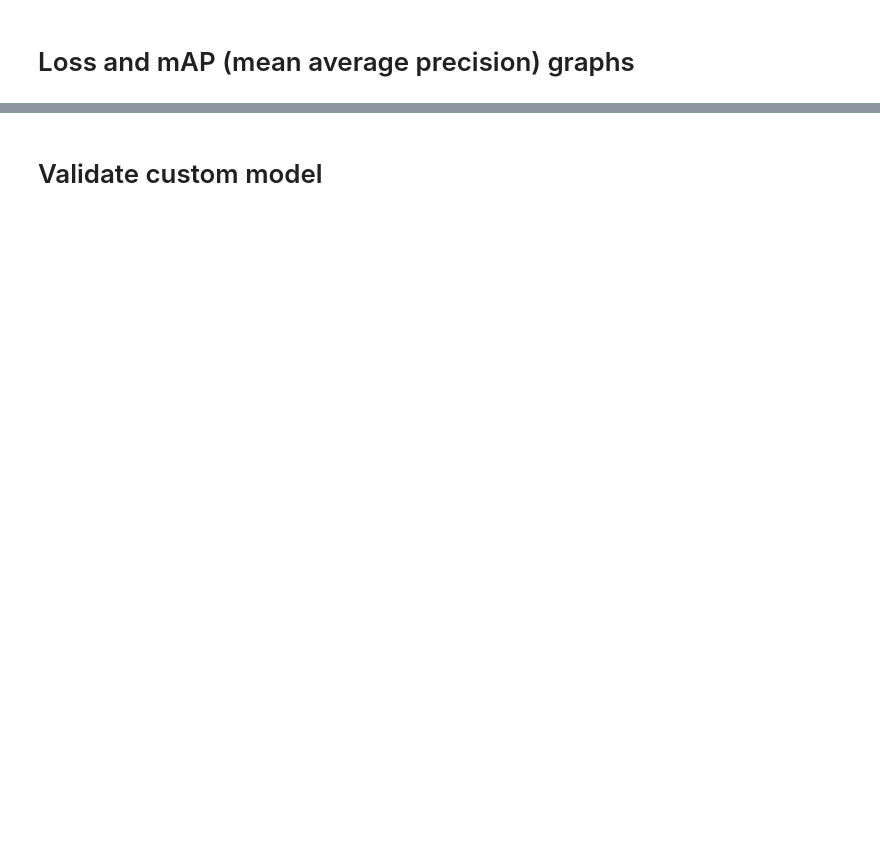
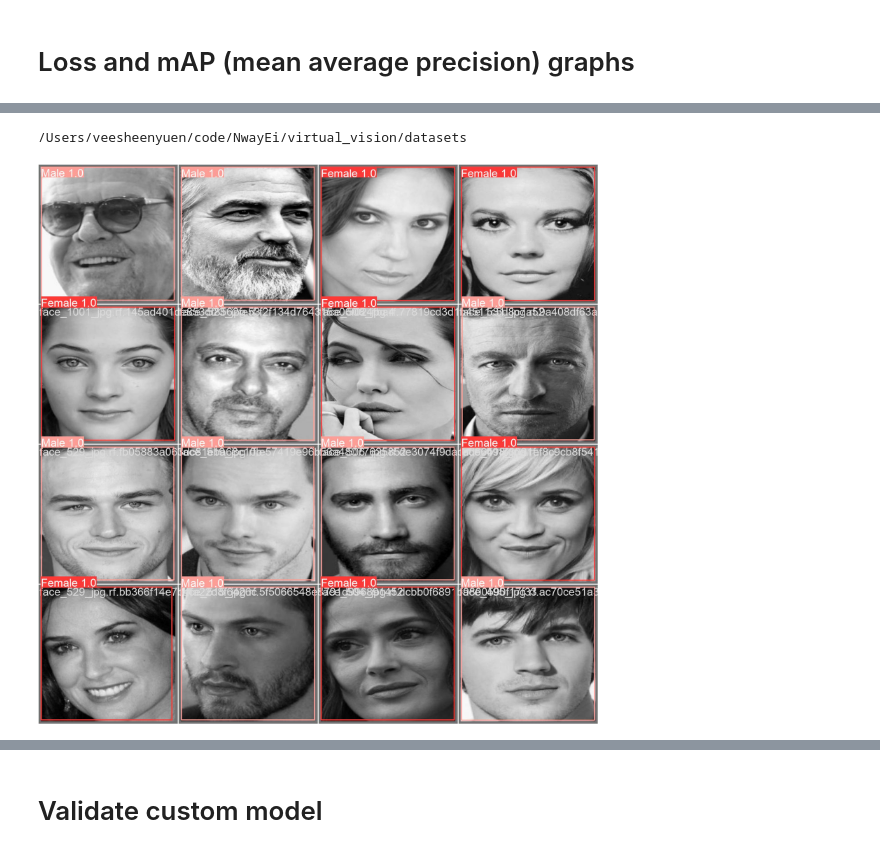
Before and after one commit to NwayEi/virtual_vision, a Jupyter notebook: YOLOv8_genders.ipynb, the cells around one changed output, grey strips where cells are left out. Cells and saved outputs as stored; diff of their text form; code cells hidden in the pictures; blank space fills up the shorter version.

```diff
--- a/YOLOv8_genders.ipynb
+++ b/YOLOv8_genders.ipynb
@@ -83,3 +89,6 @@ Image(filename=f'{HOME}/runs/detect/train/results.png', width=600)
 # %%
-#%cd {HOME}
-#Image(filename=f'{HOME}/runs/detect/train/val_batch0_pred.jpg', width=600)
+%cd {HOME}
+Image(filename=f'{HOME}/runs/detect/train4/val_batch0_pred.jpg', width=600)
+# %% [output]
+/Users/veesheenyuen/code/NwayEi/virtual_vision/datasets
+[figure, added]
```
Also changed, not shown: parts of 9 cells of this notebook.
